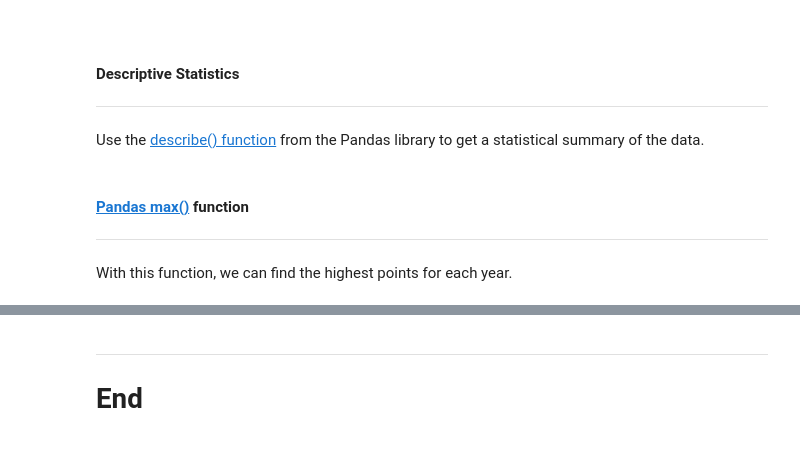
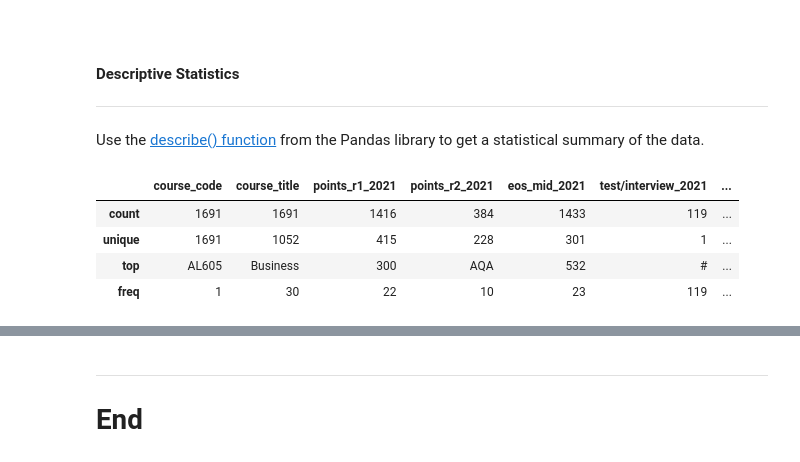
Before and after one commit to Izardo/Fundamentals_of_Data_Analysis, a Jupyter notebook: cao.ipynb, the cells around one changed output, grey strips where cells are left out. Drawn from its saved outputs; the diff is of its cells as text; code cells hidden in the pictures.

```diff
--- a/cao.ipynb
+++ b/cao.ipynb
@@ -1128,4 +1149,10 @@ The data for EOS midpoints has datapoints available for each year, which seems t
 Use the [describe() function](https://pandas.pydata.org/docs/reference/api/pandas.DataFrame.describe.html) from the Pandas library to get a statistical summary of the data.
 # %%
 # Describe the data.
-all_courses.describe()
+data.describe()
+# %% [output]
+|  | course_code | course_title | points_r1_2021 | points_r2_2021 | eos_mid_2021 | test/interview_2021 | ... |
+| count | 1691 | 1691 | 1416 | 384 | 1433 | 119 | ... |
+| unique | 1691 | 1052 | 415 | 228 | 301 | 1 | ... |
+| top | AL605 | Business | 300 | AQA | 532 | # | ... |
+| freq | 1 | 30 | 22 | 10 | 23 | 119 | ... |
@@ -1136,5 +1158,0 @@ mid_19 = all_courses["eos_mid_2019"]
-# %% [markdown]
-#### [Pandas max()](https://pandas.pydata.org/docs/reference/api/pandas.DataFrame.max.html) function
-***
-
-With this function, we can find the highest points for each year.
```
Also changed, not shown: parts of 20 cells of this notebook.
